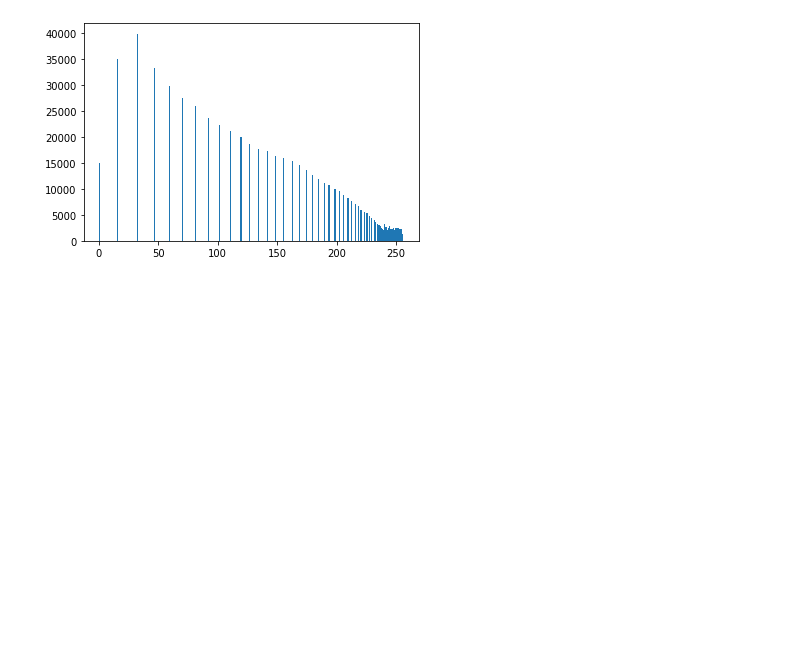
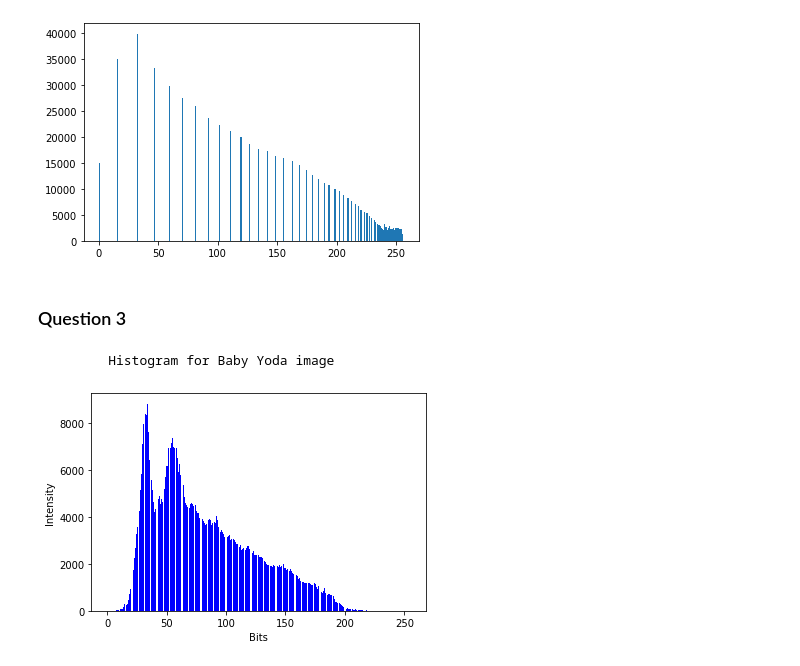
Before and after one commit to JazmynFuller/ImageProcessing, a Jupyter notebook: ImageProcessingHW2.ipynb, the cells around one changed output. Drawn from its saved outputs; the diff is of its cells as text; code cells hidden in the pictures; blank space fills up the shorter version.

Commit message:
working on question3

```diff
--- a/ImageProcessingHW2.ipynb
+++ b/ImageProcessingHW2.ipynb
@@ -81,3 +90,29 @@ plt.hist(overimg.ravel(),256,[0,256])
 plt.show()
 # %% [output]
 [figure]
+# %% [markdown]
+### Question 3
+# %%
+#kernels
+w1 = np.array([1])
+w2 = np.array([[0,1,0],[1,1,1],[0,1,0]])
+# w2.shape
+w3 = np.array([[1,1,1],[1,1,1],[1,1,1]])
+img = cv2.imread('../ImageProcessing/ImageProcessing/baby_yoda.jpg')
+# %%
+def manualHist(img):
+    row = img.shape
+    col = img.shape #
+    y = np.zeros((256), np.uint64)
+#     r = range(0,row)
+    for i in range(row[0]):
+        for j in range(col[0]):
+            y[img[i,j]] += 1
+    x = np.arange(0,256)
+    plt.bar(x,y,color="blue",align="center")
+    plt.ylabel('Intensity')
+    plt.xlabel('Bits')
+    graph = plt.show()
+#     print(row)
+#     print(col)
+    return graph
@@ -83,0 +124,7 @@ plt.show()
+# %%
+#get historgram of baby_yoda image
+print("\t Histogram for Baby Yoda image")
+manualHist(img)
+# %% [output]
+         Histogram for Baby Yoda image
+[figure, added]
```
Also changed, not shown: parts of 10 cells of this notebook, 3 other files.
